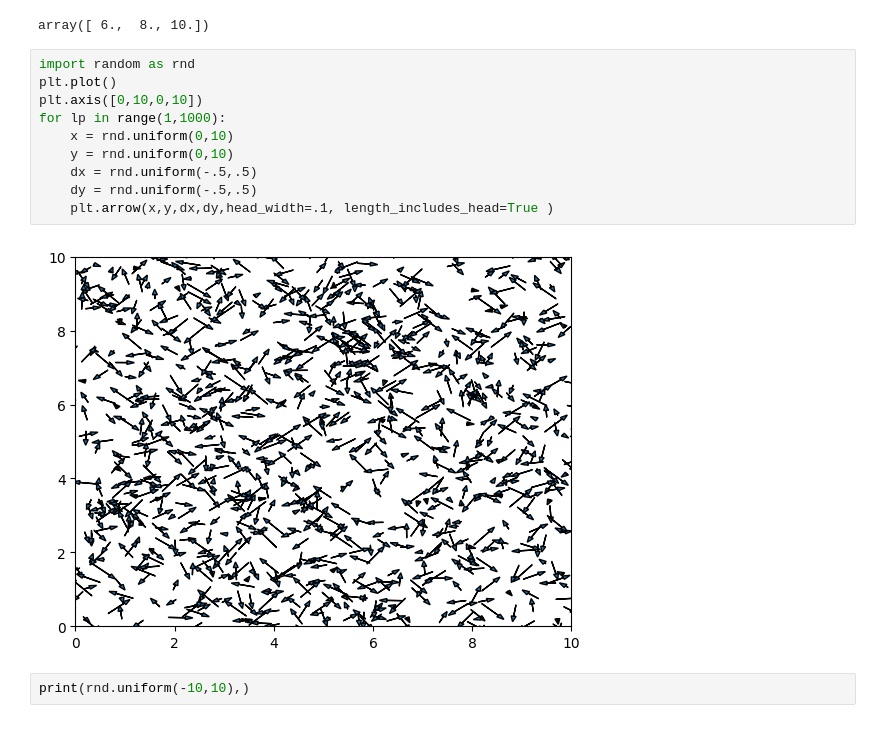
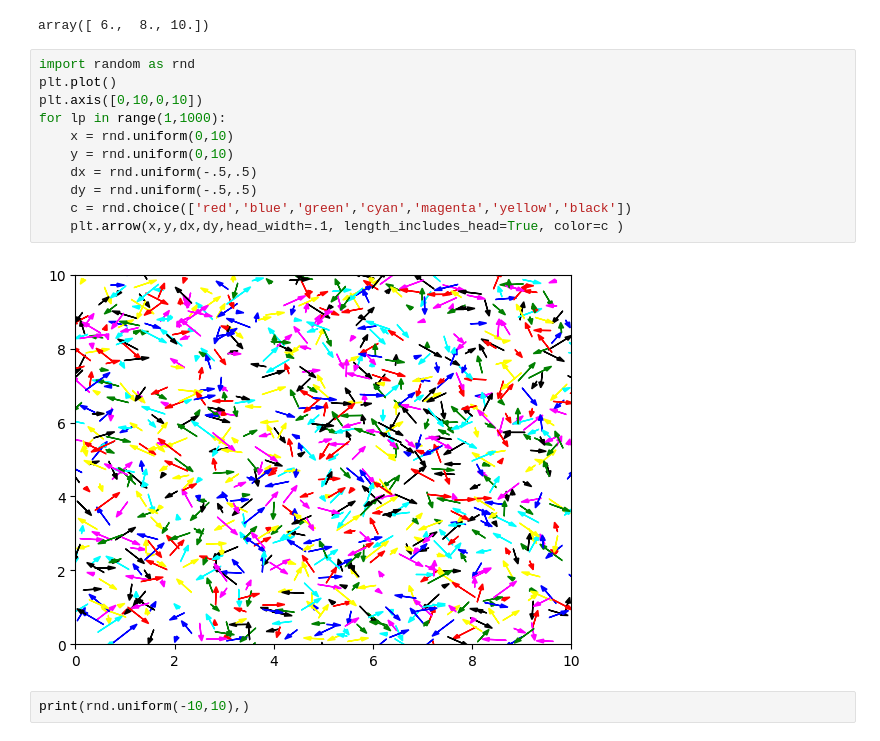
Before and after one commit to rizvian/LinAlg4DataScience, a Jupyter notebook: pyFiles/test-read.ipynb, the cells around one changed output. Cells and saved outputs as stored; diff of their text form.

Commit message:
random arrows - final

```diff
--- a/pyFiles/test-read.ipynb
+++ b/pyFiles/test-read.ipynb
@@ -49,15 +49,16 @@ array([ 6.,  8., 10.])
 # %%
 import random as rnd
 plt.plot()
 plt.axis([0,10,0,10])
 for lp in range(1,1000):
     x = rnd.uniform(0,10)
     y = rnd.uniform(0,10)
     dx = rnd.uniform(-.5,.5)
     dy = rnd.uniform(-.5,.5)
-    plt.arrow(x,y,dx,dy,head_width=.1, length_includes_head=True )
+    c = rnd.choice(['red','blue','green','cyan','magenta','yellow','black'])
+    plt.arrow(x,y,dx,dy,head_width=.1, length_includes_head=True, color=c )
 # %% [output]
-[figure, old version]
+[figure, new version]
 # %%
 print(rnd.uniform(-10,10),)
 # %% [output]
```
